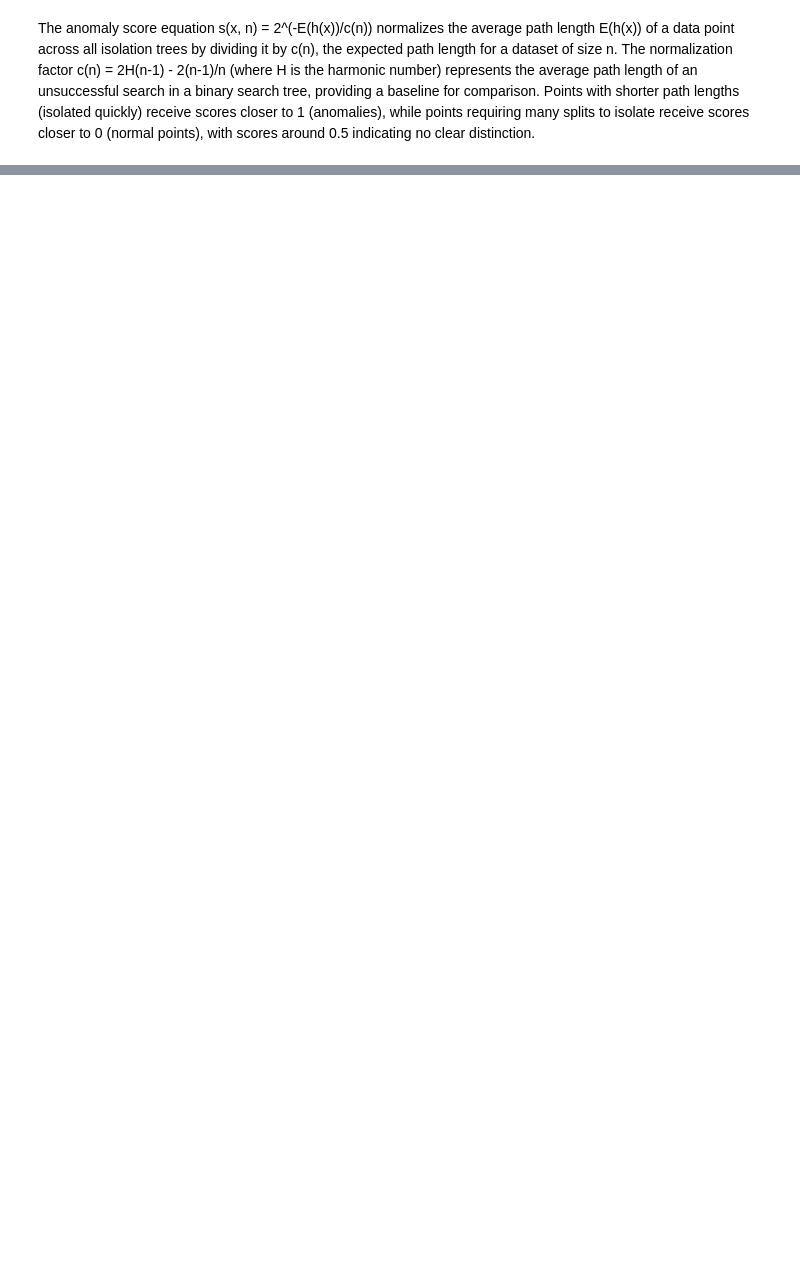
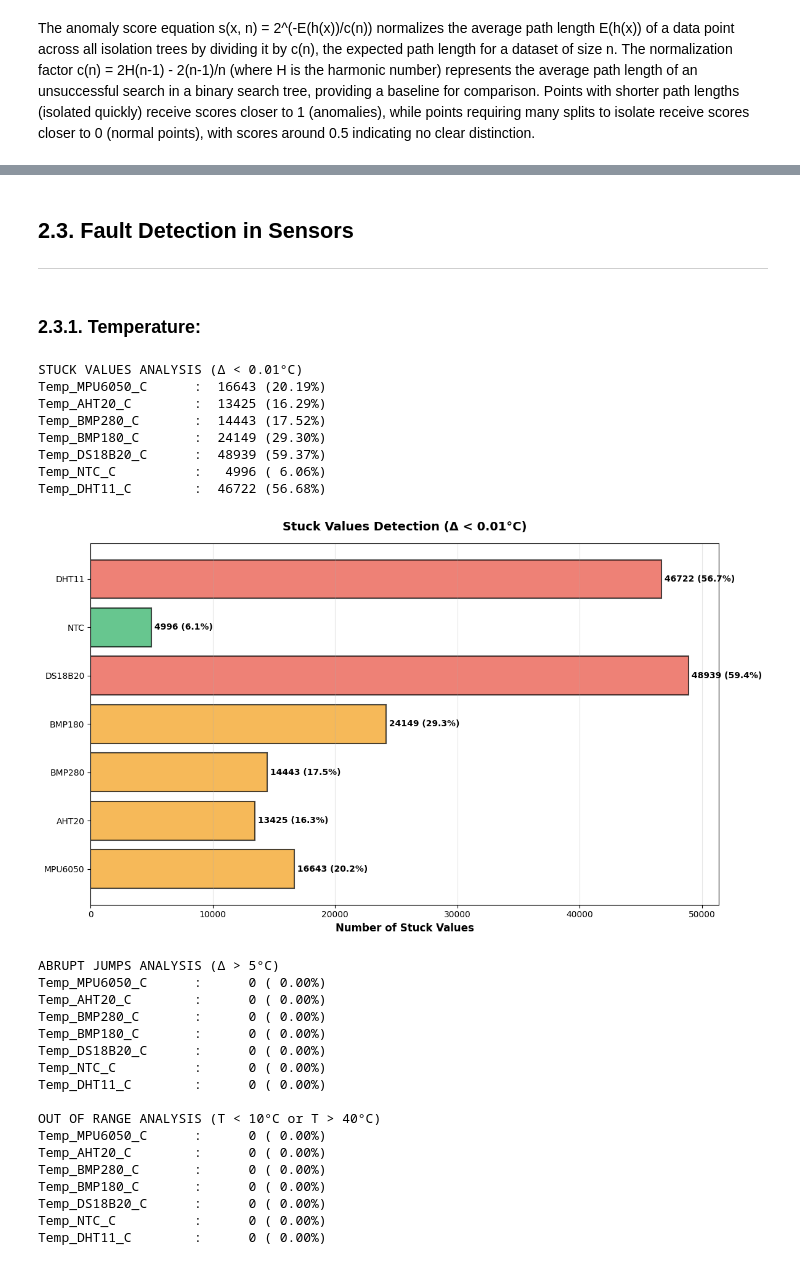
Before and after one commit to JonasSouza871/PolySense-Station-, a Jupyter notebook: Machine_Learning/Anomaly_detection_September_Vitoria_da_Conquista.ipynb, the cells around one changed output, grey strips where cells are left out. Saved outputs shown, nothing was run; the diff lists cells and outputs as text; code cells hidden in the pictures; blank space fills up the shorter version.

```diff
--- a/Machine_Learning/Anomaly_detection_September_Vitoria_da_Conquista.ipynb
+++ b/Machine_Learning/Anomaly_detection_September_Vitoria_da_Conquista.ipynb
@@ -229,0 +411,79 @@ The anomaly score equation s(x, n) = 2^(-E(h(x))/c(n)) normalizes the average pa
+# %% [markdown]
+## 2.3. Fault Detection in Sensors
+
+-----------
+# %% [markdown]
+### 2.3.1. Temperature:
+# %%
+import pandas as pd
+import numpy as np
+import matplotlib.pyplot as plt
+
+temp_sensors = ['Temp_MPU6050_C', 'Temp_AHT20_C', 'Temp_BMP280_C', 'Temp_BMP180_C',
+                'Temp_DS18B20_C', 'Temp_NTC_C', 'Temp_DHT11_C']#all sensors
+
+# STUCK VALUES ANALYSIS
+print("STUCK VALUES ANALYSIS (Δ < 0.01°C)")
+stuck_counts = []
+stuck_percentages = []
+for sensor in temp_sensors:  # For each temperature sensor
+    stuck = (df[sensor].diff().abs() < 0.01).sum()  # Counts how many consecutive readings are stuck for each sensor
+    percentage = (stuck / len(df)) * 100  #Calculates the percentage relative to the total number of samples
+    stuck_counts.append(stuck)  #Adds the number of stuck values to the list
+    stuck_percentages.append(percentage)  # Adds the percentage of stuck values to the list
+    print(f"{sensor:20s}: {stuck:6d} ({percentage:5.2f}%)")  # Displays results in formatted output
+
+# Plot
+fig, ax = plt.subplots(figsize=(12, 7))
+sensors_clean = [s.replace('Temp_', '').replace('_C', '') for s in temp_sensors]
+colors = ['#E74C3C' if p > 30 else '#F39C12' if p > 15 else '#27AE60' for p in stuck_percentages]
+ax.barh(sensors_clean, stuck_counts, color=colors, alpha=0.7, edgecolor='black', linewidth=1.5)
+ax.set_xlabel('Number of Stuck Values', fontsize=12, weight='bold')
+ax.set_title('Stuck Values Detection (Δ < 0.01°C)', fontsize=14, weight='bold', pad=15)
+ax.grid(axis='x', alpha=0.3)
+
+for i, (count, pct) in enumerate(zip(stuck_counts, stuck_percentages)):  # Displays count and percentage beside each bar
+    ax.text(count, i, f' {count} ({pct:.1f}%)', va='center', fontsize=10, weight='bold')
+plt.tight_layout()
+plt.show()
+
+#ABRUPT JUMPS ANALYSIS
+print("\nABRUPT JUMPS ANALYSIS (Δ > 5°C)")
+for sensor in temp_sensors:  #For each temperature sensor
+    jumps = (df[sensor].diff().abs() > 5).sum()  #Counts how many samples have a sudden change greater than 5°C
+    percentage = (jumps / len(df)) * 100  # Calculates the percentage relative to total samples
+    print(f"{sensor:20s}: {jumps:6d} ({percentage:5.2f}%)")
+
+# OUT OF RANGE ANALYSIS
+print("\nOUT OF RANGE ANALYSIS (T < 10°C or T > 40°C)")
+for sensor in temp_sensors:  # For each temperature sensor
+    out_range = ((df[sensor] < 10) | (df[sensor] > 40)).sum() #Counts samples outside the normal operating temperature range
+    percentage = (out_range / len(df)) * 100  #Calculates percentage relative to total samples
+    print(f"{sensor:20s}: {out_range:6d} ({percentage:5.2f}%)")
+# %% [output]
+STUCK VALUES ANALYSIS (Δ < 0.01°C)
+Temp_MPU6050_C      :  16643 (20.19%)
+Temp_AHT20_C        :  13425 (16.29%)
+Temp_BMP280_C       :  14443 (17.52%)
+Temp_BMP180_C       :  24149 (29.30%)
+Temp_DS18B20_C      :  48939 (59.37%)
+Temp_NTC_C          :   4996 ( 6.06%)
+Temp_DHT11_C        :  46722 (56.68%)
+[figure, added]
+ABRUPT JUMPS ANALYSIS (Δ > 5°C)
+Temp_MPU6050_C      :      0 ( 0.00%)
+Temp_AHT20_C        :      0 ( 0.00%)
+Temp_BMP280_C       :      0 ( 0.00%)
+Temp_BMP180_C       :      0 ( 0.00%)
+Temp_DS18B20_C      :      0 ( 0.00%)
+Temp_NTC_C          :      0 ( 0.00%)
+Temp_DHT11_C        :      0 ( 0.00%)
+
+OUT OF RANGE ANALYSIS (T < 10°C or T > 40°C)
+Temp_MPU6050_C      :      0 ( 0.00%)
+Temp_AHT20_C        :      0 ( 0.00%)
+Temp_BMP280_C       :      0 ( 0.00%)
+Temp_BMP180_C       :      0 ( 0.00%)
+Temp_DS18B20_C      :      0 ( 0.00%)
+Temp_NTC_C          :      0 ( 0.00%)
+Temp_DHT11_C        :      0 ( 0.00%)
```
Also changed, not shown: parts of 7 cells of this notebook.
